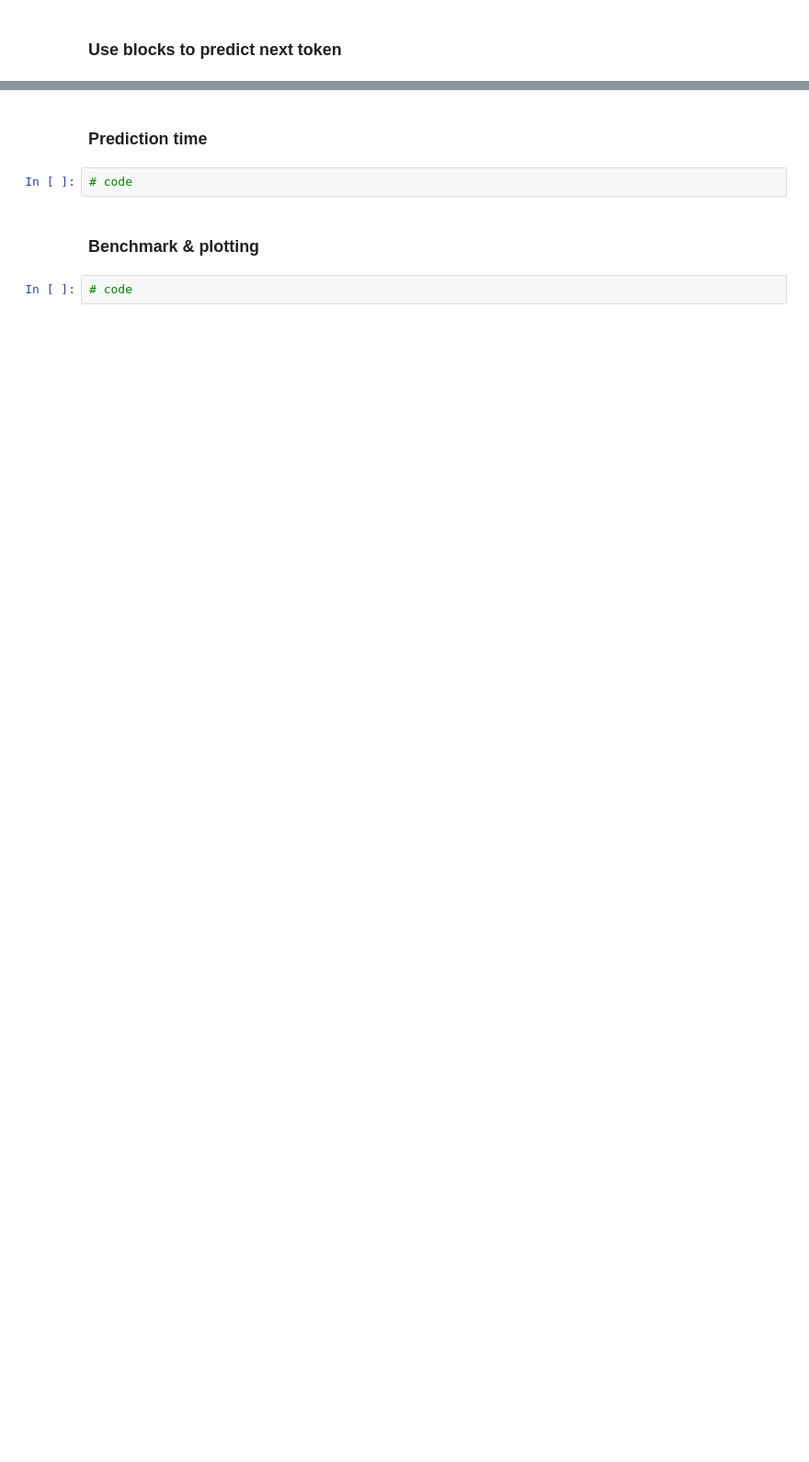
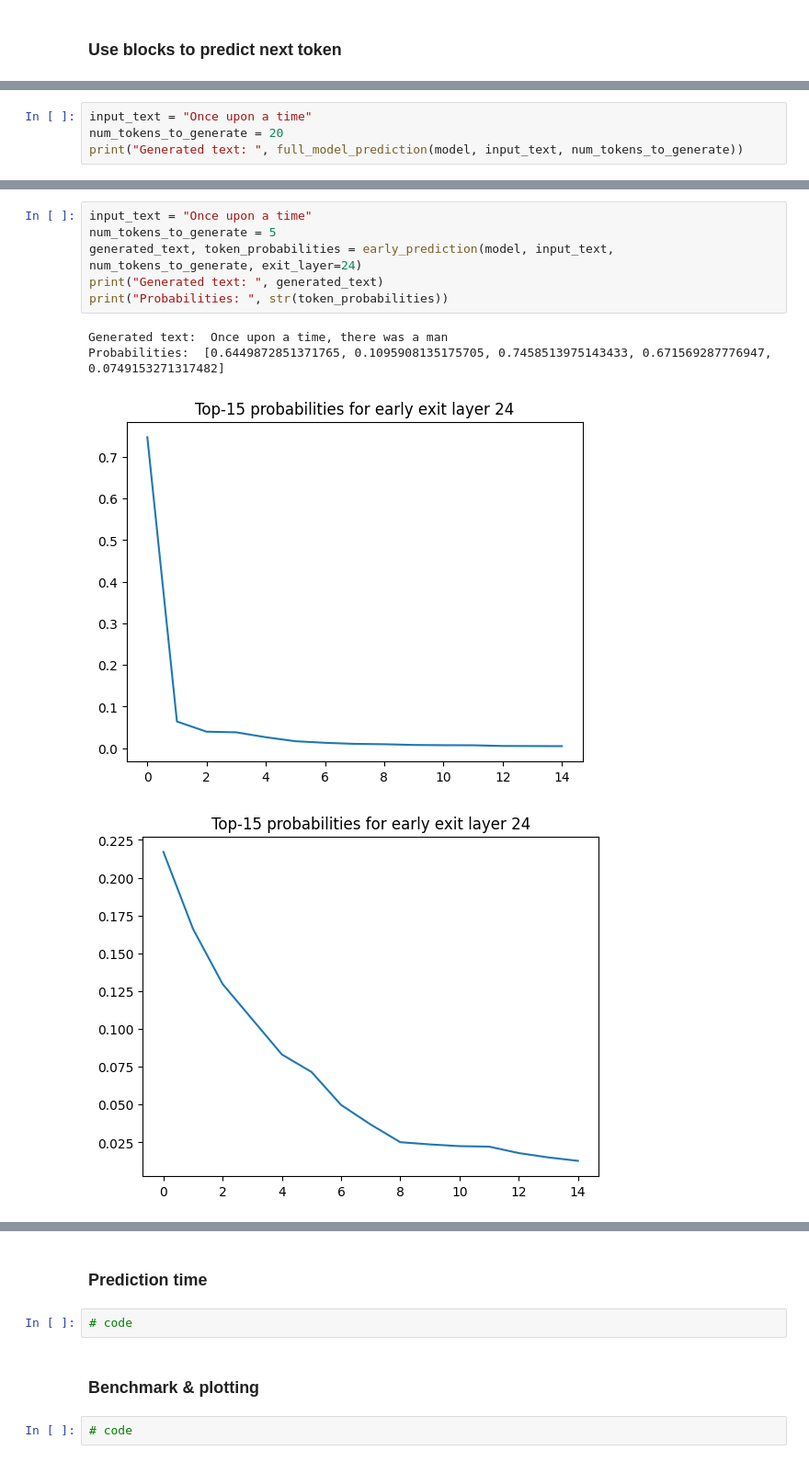
Before and after one commit to ariellubonja/gpt-early-exit, a Jupyter notebook: GPT2_early_exiting.ipynb, the cells around one changed output, grey strips where cells are left out. Shown at 92% size. Saved outputs shown, nothing was run; the diff lists cells and outputs as text; blank space fills up the shorter version.

```diff
--- a/GPT2_early_exiting.ipynb
+++ b/GPT2_early_exiting.ipynb
@@ -86,0 +110,4 @@ None
+# %%
+input_text = "Once upon a time"
+num_tokens_to_generate = 20
+print("Generated text: ", full_model_prediction(model, input_text, num_tokens_to_generate))
@@ -86,0 +174,11 @@ None
+# %%
+input_text = "Once upon a time"
+num_tokens_to_generate = 5
+generated_text, token_probabilities = early_prediction(model, input_text, num_tokens_to_generate, exit_layer=24)
+print("Generated text: ", generated_text)
+print("Probabilities: ", str(token_probabilities))
+# %% [output]
+Generated text:  Once upon a time, there was a man
+Probabilities:  [0.6449872851371765, 0.1095908135175705, 0.7458513975143433, 0.671569287776947, 0.0749153271317482]
+[figure, added]
+[figure, added]
```
Also changed, not shown: parts of 25 cells of this notebook, 1 other file.
